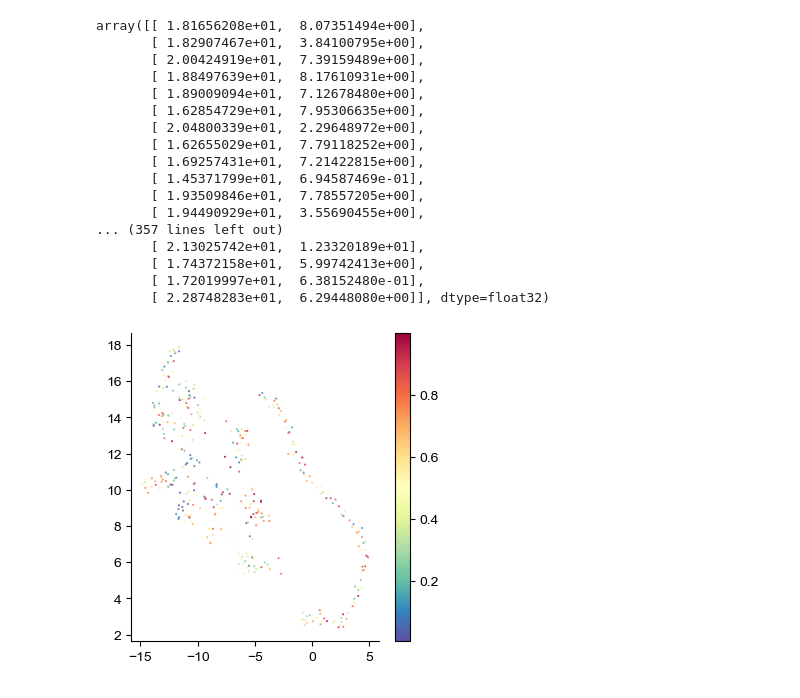
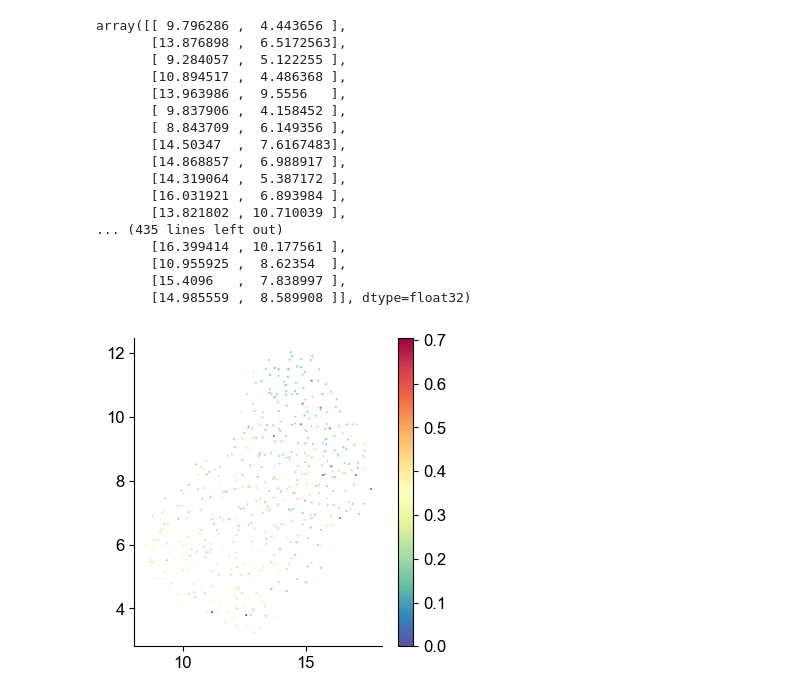
Before and after one commit to creeper349/scMM, a Jupyter notebook: chloroplast.ipynb, the cells around one changed output. Cells and saved outputs as stored; diff of their text form; code cells hidden in the pictures.

```diff
--- a/chloroplast.ipynb
+++ b/chloroplast.ipynb
@@ -1,31 +1,31 @@
 # %%
 from scMM.file.data import CyESIData
-data = CyESIData.load_from_file("/home/zby/scMM/data/P-1.mzML",
-                                ref_mz = 760.5839, cell_snr = 5.0, peak_snr = 2.0)
+#data = CyESIData.load_from_file("/home/zby/scMM/data/P-1.mzML",
+ #                               ref_mz = 760.5839, cell_snr = 5.0, peak_snr = 2.0)
 # %%
-data.save("/home/zby/scMM/data/QY")
+data = CyESIData("/home/zby/scMM/data/wochong/p-2").normalize()
 # %%
 from scMM.plot.engine import PlotEngine
-eg = PlotEngine.from_adata(data.to_anndata(), fig_path_dir="/home/zby/scMM/data/QY/res")
+eg = PlotEngine.from_adata(data.to_anndata(), fig_path_dir="/home/zby/scMM/data/wochong/res")
 # %%
 eg.pca(n_components=100)
 eg.umap(use_pca=True, n_neighbors=20, min_dist=0.7)
 # %% [output]
-array([[ 1.81656208e+01,  8.07351494e+00],
-       [ 1.82907467e+01,  3.84100795e+00],
-       [ 2.00424919e+01,  7.39159489e+00],
-       [ 1.88497639e+01,  8.17610931e+00],
-       [ 1.89009094e+01,  7.12678480e+00],
-       [ 1.62854729e+01,  7.95306635e+00],
-       [ 2.04800339e+01,  2.29648972e+00],
-       [ 1.62655029e+01,  7.79118252e+00],
-       [ 1.69257431e+01,  7.21422815e+00],
-       [ 1.45371799e+01,  6.94587469e-01],
-       [ 1.93509846e+01,  7.78557205e+00],
-       [ 1.94490929e+01,  3.55690455e+00],
-... (357 lines left out)
-       [ 2.13025742e+01,  1.23320189e+01],
-       [ 1.74372158e+01,  5.99742413e+00],
-       [ 1.72019997e+01,  6.38152480e-01],
-       [ 2.28748283e+01,  6.29448080e+00]], dtype=float32)
+array([[ 9.796286 ,  4.443656 ],
+       [13.876898 ,  6.5172563],
+       [ 9.284057 ,  5.122255 ],
+       [10.894517 ,  4.486368 ],
+       [13.963986 ,  9.5556   ],
+       [ 9.837906 ,  4.158452 ],
+       [ 8.843709 ,  6.149356 ],
+       [14.50347  ,  7.6167483],
+       [14.868857 ,  6.988917 ],
+       [14.319064 ,  5.387172 ],
+       [16.031921 ,  6.893984 ],
+       [13.821802 , 10.710039 ],
+... (435 lines left out)
+       [16.399414 , 10.177561 ],
+       [10.955925 ,  8.62354  ],
+       [15.4096   ,  7.838997 ],
+       [14.985559 ,  8.589908 ]], dtype=float32)
 # %%
@@ -33,11 +33,11 @@ eg.cluster_cells(method="leiden", n_neighbors=20, resolution=0.225, key_added="l
 # %%
 import matplotlib.pyplot as plt
 X = eg.adata.obsm["X_umap"]
-plt.scatter(X[:,0], X[:,1], c=data.peak_meta["time"], s=0.2)
+plt.scatter(X[:,0], X[:,1], c=data[768.5903]/data[774.6377], s=0.2)
 plt.colorbar()
-plt.show()
+plt.savefig("/home/zby/scMM/data/wochong/res/768.5903.svg", dpi=300)
 # %% [output]
-[figure, old version]
+[figure, new version]
 # %%
 eg.compute_trajectory(step_size = 20, parameterization_key="time", plotting=True)
 # %%
```
Also changed, not shown: parts of 1 cell of this notebook, 14 other files.
